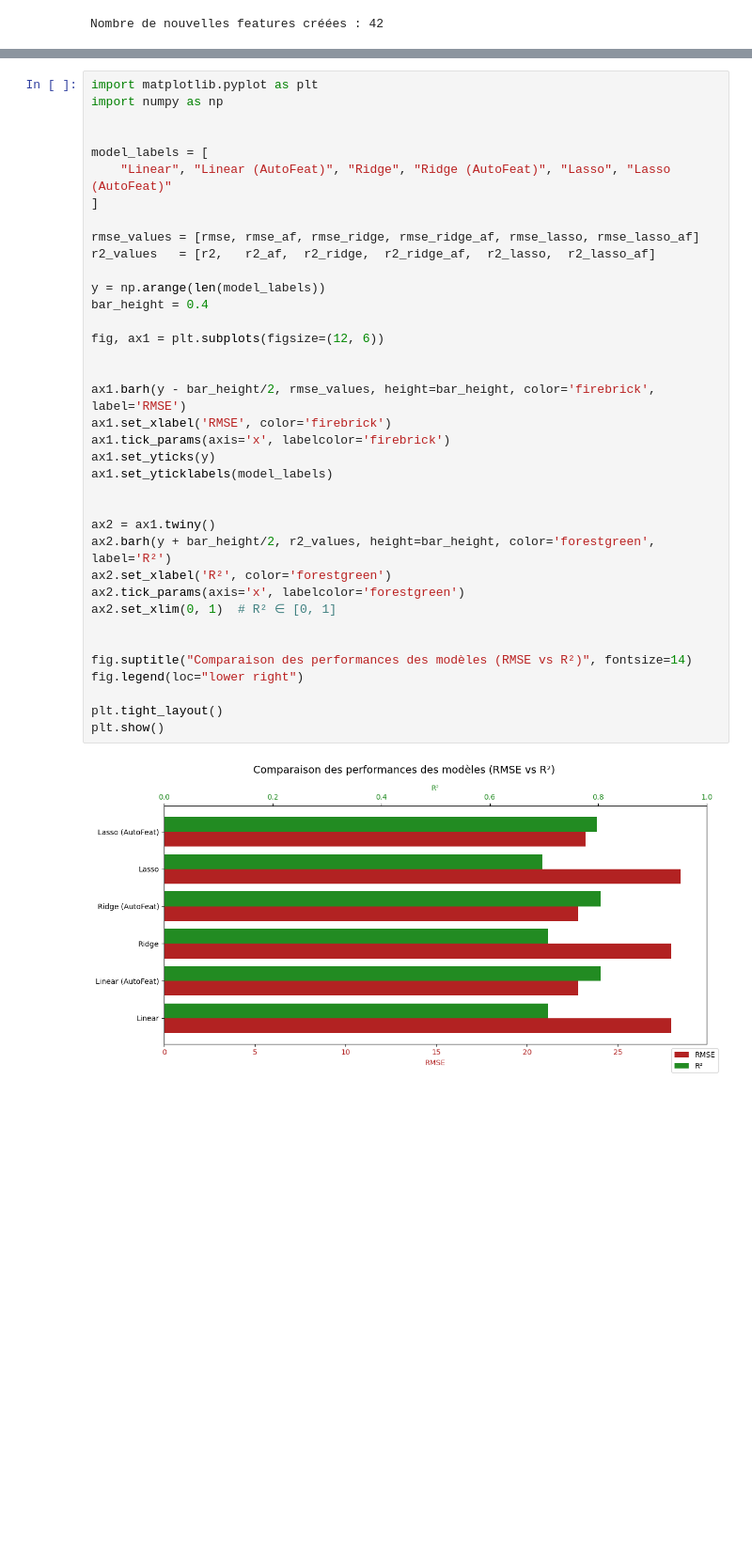
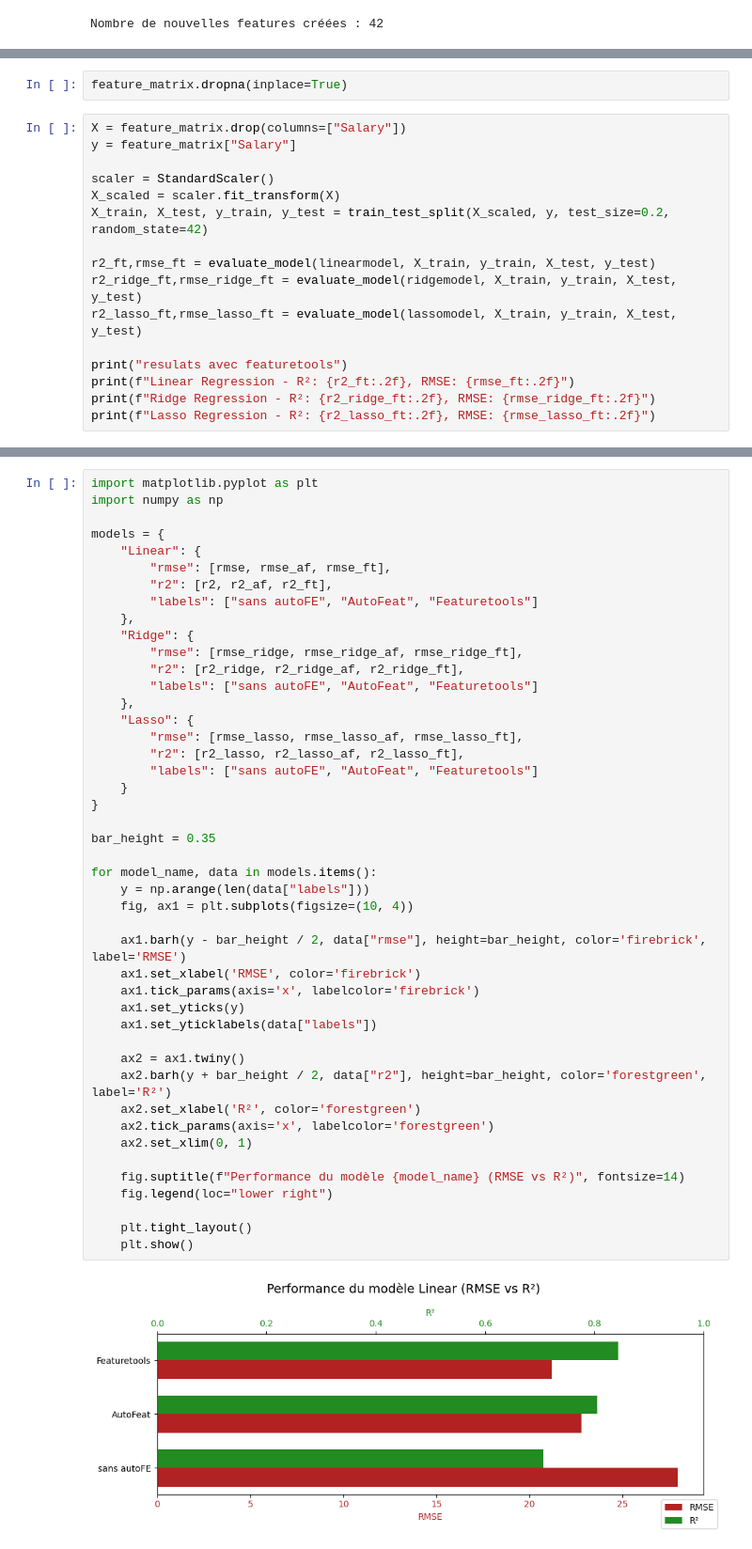
Before and after one commit to kiswayODG/AutoFE, a Jupyter notebook: notebooks/salary.ipynb, the cells around one changed output, grey strips where cells are left out. Shown: that part at 94% size. Saved outputs shown, nothing was run; the diff lists cells and outputs as text; blank space fills up the shorter version.

Commit message:
completion test sur featuretools

```diff
--- a/notebooks/salary.ipynb
+++ b/notebooks/salary.ipynb
@@ -137,0 +182,18 @@ Lasso Regression with AutoFeat - R²: 0.80, RMSE: 23.22
+# %%
+feature_matrix.dropna(inplace=True)
+# %%
+X = feature_matrix.drop(columns=["Salary"])
+y = feature_matrix["Salary"]
+
+scaler = StandardScaler()
+X_scaled = scaler.fit_transform(X)
+X_train, X_test, y_train, y_test = train_test_split(X_scaled, y, test_size=0.2, random_state=42)
+
+r2_ft,rmse_ft = evaluate_model(linearmodel, X_train, y_train, X_test, y_test)
+r2_ridge_ft,rmse_ridge_ft = evaluate_model(ridgemodel, X_train, y_train, X_test, y_test)
+r2_lasso_ft,rmse_lasso_ft = evaluate_model(lassomodel, X_train, y_train, X_test, y_test)
+
+print("resulats avec featuretools")
+print(f"Linear Regression - R²: {r2_ft:.2f}, RMSE: {rmse_ft:.2f}")
+print(f"Ridge Regression - R²: {r2_ridge_ft:.2f}, RMSE: {rmse_ridge_ft:.2f}")
+print(f"Lasso Regression - R²: {r2_lasso_ft:.2f}, RMSE: {rmse_lasso_ft:.2f}")
@@ -138,39 +205,47 @@ Lasso Regression with AutoFeat - R²: 0.80, RMSE: 23.22
 # %%
 import matplotlib.pyplot as plt
 import numpy as np
 
+models = {
+    "Linear": {
+        "rmse": [rmse, rmse_af, rmse_ft],
+        "r2": [r2, r2_af, r2_ft],
+        "labels": ["sans autoFE", "AutoFeat", "Featuretools"]
+    },
+    "Ridge": {
+        "rmse": [rmse_ridge, rmse_ridge_af, rmse_ridge_ft],
+        "r2": [r2_ridge, r2_ridge_af, r2_ridge_ft],
+        "labels": ["sans autoFE", "AutoFeat", "Featuretools"]
+    },
+    "Lasso": {
+        "rmse": [rmse_lasso, rmse_lasso_af, rmse_lasso_ft],
+        "r2": [r2_lasso, r2_lasso_af, r2_lasso_ft],
+        "labels": ["sans autoFE", "AutoFeat", "Featuretools"]
+    }
+}
 
-model_labels = [
-    "Linear", "Linear (AutoFeat)", "Ridge", "Ridge (AutoFeat)", "Lasso", "Lasso (AutoFeat)"
-]
+bar_height = 0.35
 
-rmse_values = [rmse, rmse_af, rmse_ridge, rmse_ridge_af, rmse_lasso, rmse_lasso_af]
-r2_values   = [r2,   r2_af,  r2_ridge,  r2_ridge_af,  r2_lasso,  r2_lasso_af]
+for model_name, data in models.items():
+    y = np.arange(len(data["labels"]))
+    fig, ax1 = plt.subplots(figsize=(10, 4))
 
-y = np.arange(len(model_labels))
-bar_height = 0.4
+    ax1.barh(y - bar_height / 2, data["rmse"], height=bar_height, color='firebrick', label='RMSE')
+    ax1.set_xlabel('RMSE', color='firebrick')
+    ax1.tick_params(axis='x', labelcolor='firebrick')
+    ax1.set_yticks(y)
+    ax1.set_yticklabels(data["labels"])
 
-fig, ax1 = plt.subplots(figsize=(12, 6))
+    ax2 = ax1.twiny()
+    ax2.barh(y + bar_height / 2, data["r2"], height=bar_height, color='forestgreen', label='R²')
+    ax2.set_xlabel('R²', color='forestgreen')
+    ax2.tick_params(axis='x', labelcolor='forestgreen')
+    ax2.set_xlim(0, 1)
 
+    fig.suptitle(f"Performance du modèle {model_name} (RMSE vs R²)", fontsize=14)
+    fig.legend(loc="lower right")
 
-ax1.barh(y - bar_height/2, rmse_values, height=bar_height, color='firebrick', label='RMSE')
-ax1.set_xlabel('RMSE', color='firebrick')
-ax1.tick_params(axis='x', labelcolor='firebrick')
-ax1.set_yticks(y)
-ax1.set_yticklabels(model_labels)
-
-
-ax2 = ax1.twiny()
-ax2.barh(y + bar_height/2, r2_values, height=bar_height, color='forestgreen', label='R²')
-ax2.set_xlabel('R²', color='forestgreen')
-ax2.tick_params(axis='x', labelcolor='forestgreen')
-ax2.set_xlim(0, 1)  # R² ∈ [0, 1]
-
-
-fig.suptitle("Comparaison des performances des modèles (RMSE vs R²)", fontsize=14)
-fig.legend(loc="lower right")
-
-plt.tight_layout()
-plt.show()
+    plt.tight_layout()
+    plt.show()
 # %% [output]
-[figure, old version]
+[figure, new version]
```
Also changed, not shown: parts of 9 cells of this notebook, 6 other files.
